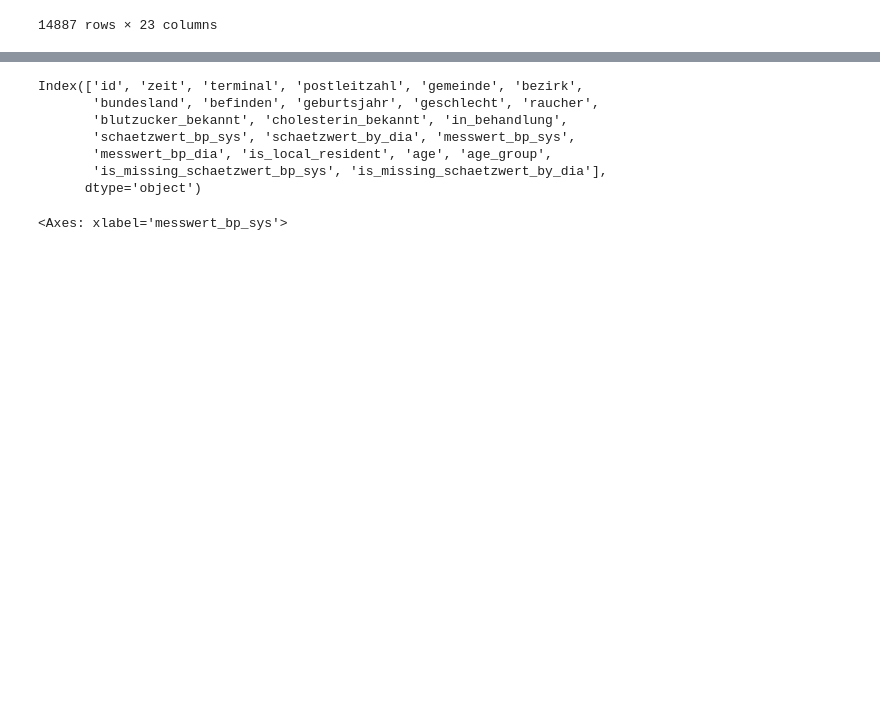
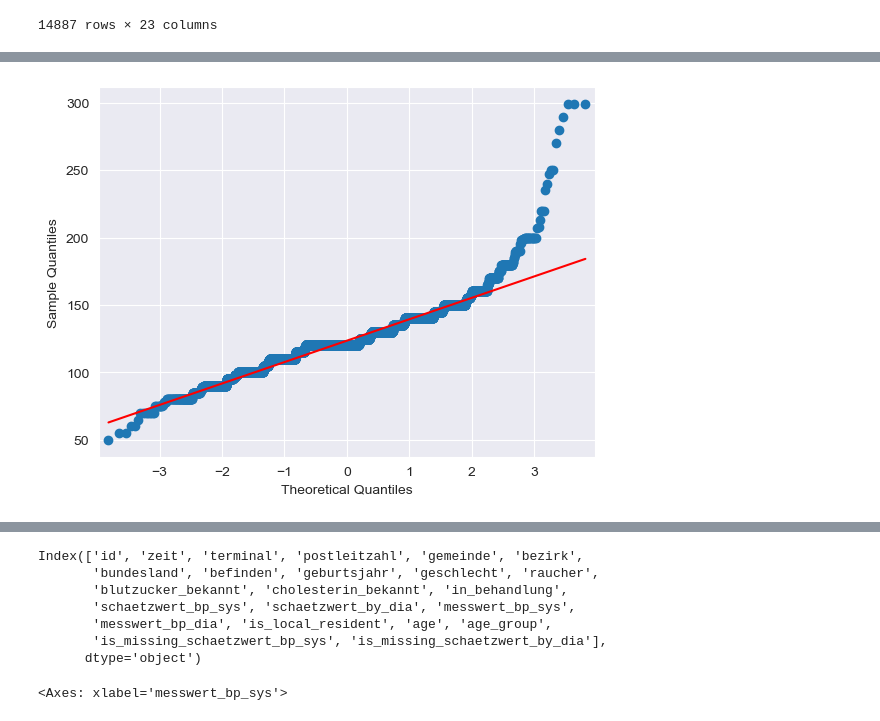
Before and after one commit to farrukh-ahmed/Case-Studies---Project-1, a Jupyter notebook: Notebooks/lm_systolic_bp.ipynb, the cells around one changed output, grey strips where cells are left out. Saved outputs shown, nothing was run; the diff lists cells and outputs as text; code cells hidden in the pictures; blank space fills up the shorter version.

```diff
--- a/Notebooks/lm_systolic_bp.ipynb
+++ b/Notebooks/lm_systolic_bp.ipynb
@@ -147,0 +150,6 @@ plt.show()
+# %%
+# QQ plot for the estimated systolic blood pressure
+sm.qqplot(data_df.schaetzwert_bp_sys, line='s')
+plt.show()
+# %% [output]
+[figure, added]
```
Also changed, not shown: parts of 12 cells of this notebook, 8 other files.
